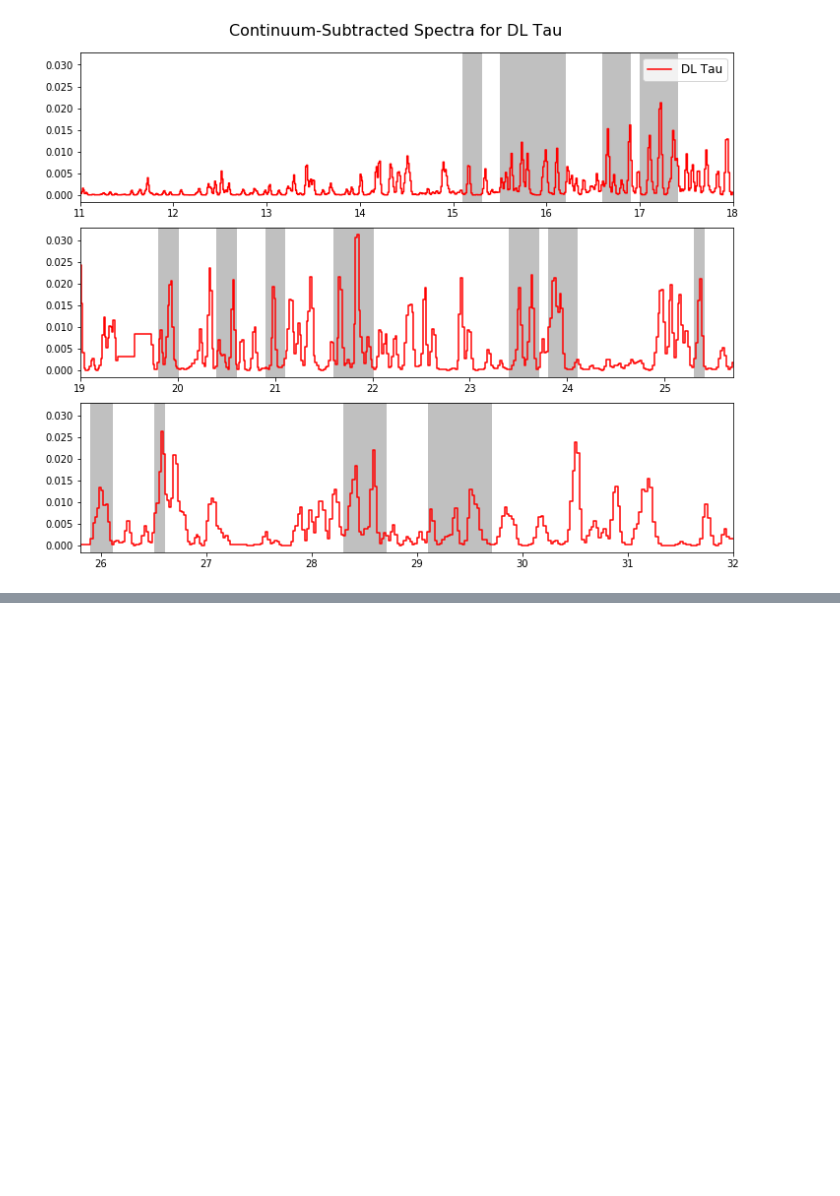
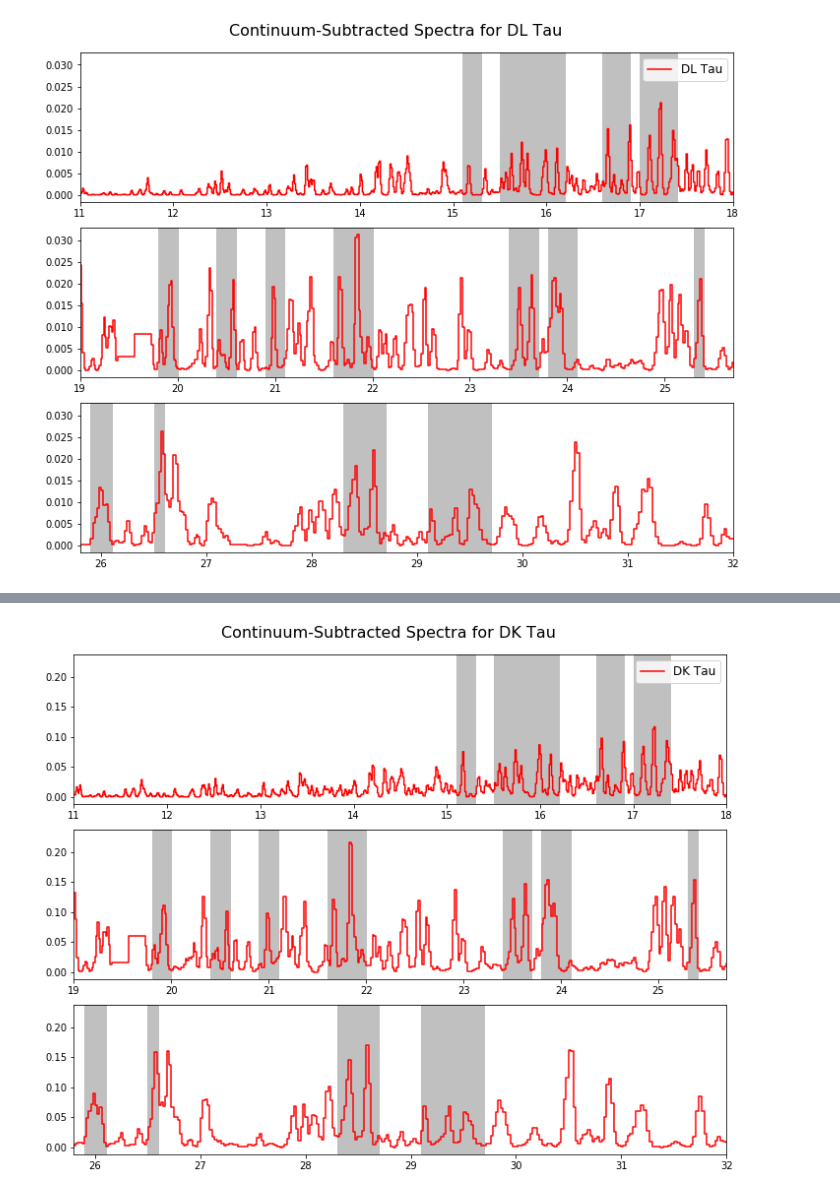
Before and after one commit to mmjames1/azprojectcode, a Jupyter notebook: TAU-Spectra-Fit-Update.ipynb, the cells around one changed output, grey strips where cells are left out. Drawn from its saved outputs; the diff is of its cells as text; code cells hidden in the pictures; blank space fills up the shorter version.

```diff
--- a/TAU-Spectra-Fit-Update.ipynb
+++ b/TAU-Spectra-Fit-Update.ipynb
@@ -114,0 +312,41 @@ legend = axs[0].legend(loc='upper right',fontsize='large')
+# %%
+#comparing the line fitting
+
+fig, axs = plt.subplots(3, figsize=(10,8), sharex=False, sharey=False)
+
+axs[0].plot(Lam,Line_Only,drawstyle='steps-mid',color='red',label="DK Tau")
+axs[0].set_xlim(11,18)
+#fitting range
+axs[0].axvspan(15.1, 15.3, color='silver')
+axs[0].axvspan(15.5, 16.2, color='silver')
+axs[0].axvspan(16.6, 16.9, color='silver')
+axs[0].axvspan(17.0, 17.4, color='silver')
+
+axs[1].plot(Lam,Line_Only,drawstyle='steps-mid',color='red',label="DK Tau")
+axs[1].set_xlim(19,25.7)
+#fitting range
+axs[1].axvspan(19.8, 20.0, color='silver')
+axs[1].axvspan(20.4, 20.6, color='silver')
+axs[1].axvspan(20.9, 21.1, color='silver')
+axs[1].axvspan(21.6, 22.0, color='silver')
+axs[1].axvspan(23.4, 23.7, color='silver')
+axs[1].axvspan(23.8, 24.1, color='silver')
+axs[1].axvspan(25.3, 25.4, color='silver')
+
+axs[2].plot(Lam,Line_Only,drawstyle='steps-mid',color='red',label="DK Tau")
+axs[2].set_xlim(25.8,32)
+axs[2].axvspan(25.9, 26.1, color='silver')
+axs[2].axvspan(26.5, 26.6, color='silver')
+axs[2].axvspan(28.3, 28.7, color='silver')
+axs[2].axvspan(21.6, 22.0, color='silver')
+axs[2].axvspan(29.1, 29.7, color='silver')
+axs[2].axvspan(32.7, 33.3, color='silver')
+axs[2].axvspan(33.4, 33.6, color='silver')
+
+
+fig.suptitle("Continuum-Subtracted Spectra for DK Tau",fontsize=16)
+fig.tight_layout()
+fig.subplots_adjust(top=0.93)
+legend = axs[0].legend(loc='upper right',fontsize='large')
+# %% [output]
+[figure, added]
```
Also changed, not shown: parts of 9 cells of this notebook.
